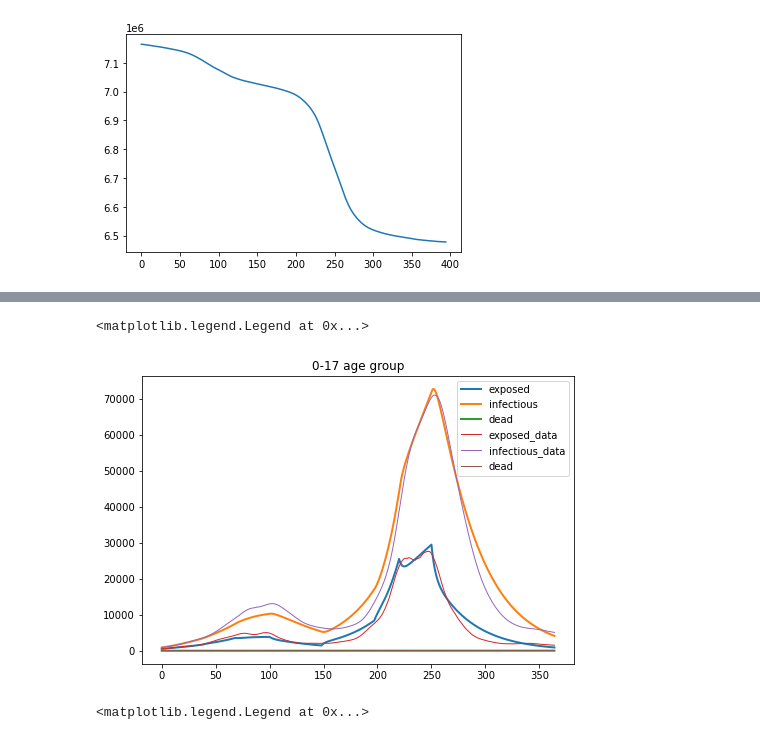
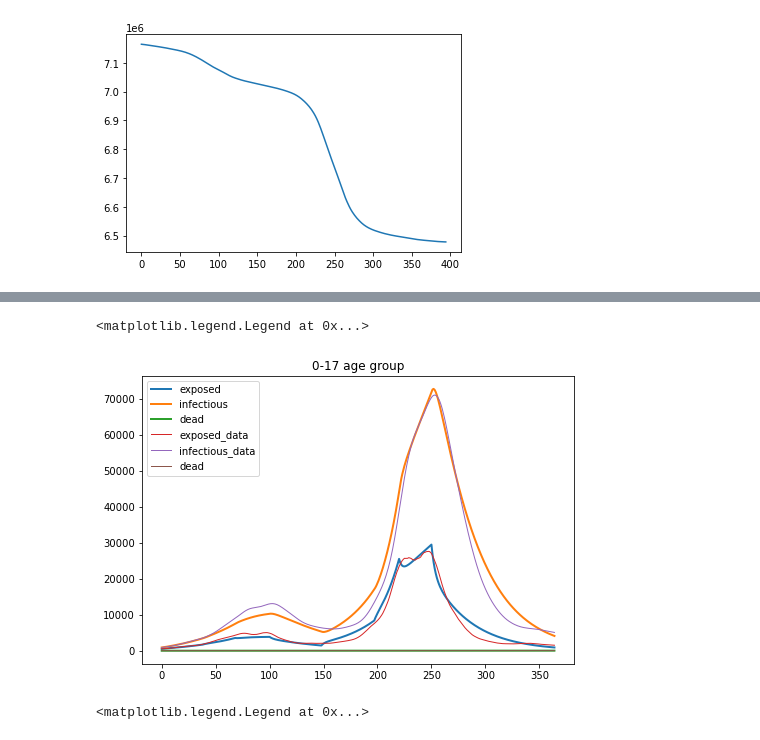
Before and after one commit to sj-ucsd/ECE227_SEIR, a Jupyter notebook: Merged-Copy2.ipynb, the cells around one changed output, grey strips where cells are left out. Saved outputs shown, nothing was run; the diff lists cells and outputs as text; code cells hidden in the pictures.

```diff
--- a/Merged-Copy2.ipynb
+++ b/Merged-Copy2.ipynb
@@ -402,21 +402,21 @@ for i in range(0,Days):
 # %%
 fig = plt.figure()
 ax = fig.add_axes([0, 0, 1, 1])
 #ax.plot(Ss[:,0],lw=2,label='suceptible')
 ax.plot(Es[:,0],lw=2,label='exposed')
 ax.plot(Is[:,0],lw=2,label='infectious')
 #ax.plot(Rs[:,0],lw=2,label='recovered')
 ax.plot(Ds[:,0],lw=2,label='dead')
 ax.plot(E[ages[0]],lw=1,label='exposed_data')
 ax.plot(I[ages[0]],lw=1,label='infectious_data')
 #ax.plot(R[ages[0]],lw=1,label='recovered_data')
 ax.plot(D[ages[0]],lw=1,label='dead')
 ax.set_title("0-17 age group")
 #ax.set_ylabel(‘Price’,fontsize=20)
-plt.legend(loc='upper right')
+plt.legend(loc='upper left')
 # %% [output]
 <matplotlib.legend.Legend at 0x...>
-[figure, old version]
+[figure, new version]
 # %%
 
 fig = plt.figure()
```
Also changed, not shown: parts of 14 cells of this notebook, 9 other files.
